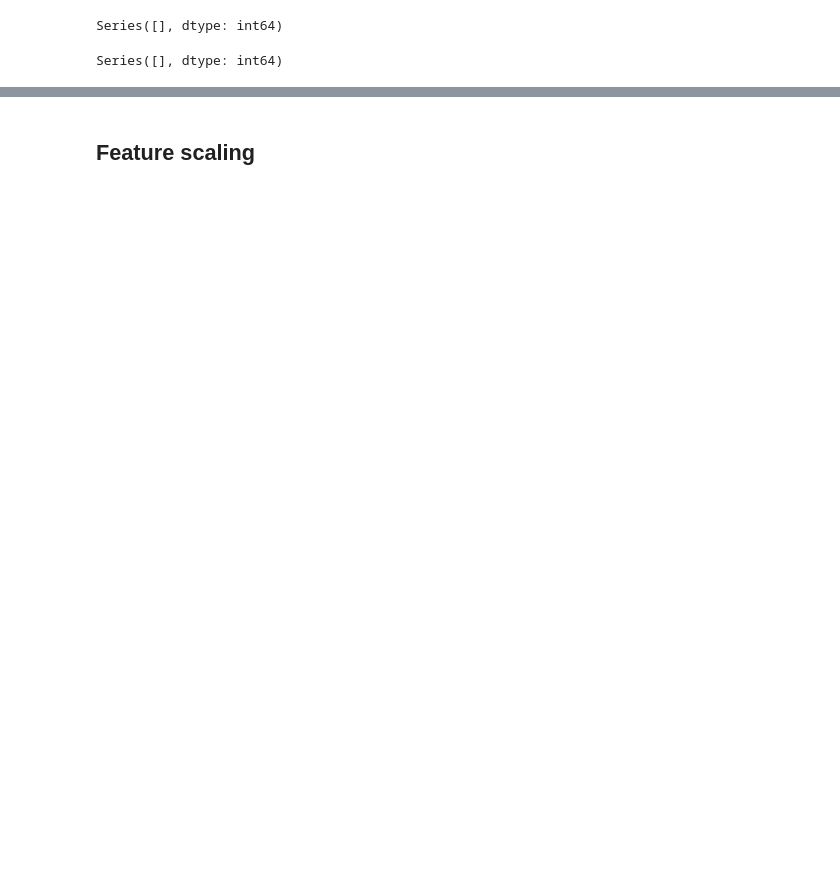
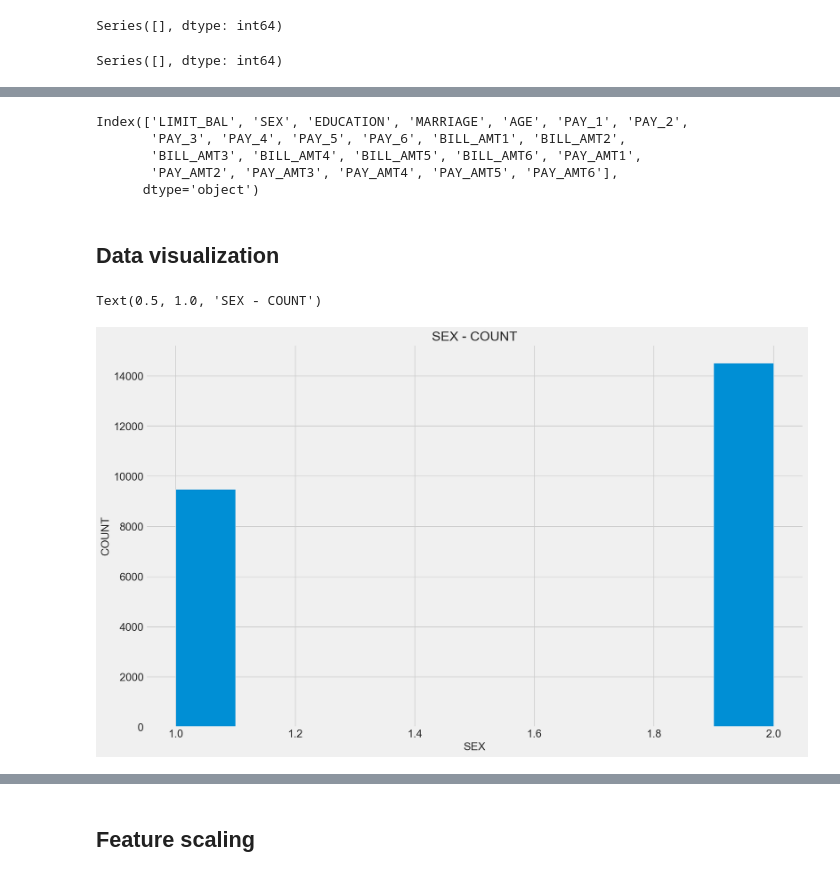
Before and after one commit to mirkolantieri/default_payments, a Jupyter notebook: Mirko_Lantieri_858278_payments.ipynb, the cells around one changed output, grey strips where cells are left out. Drawn from its saved outputs; the diff is of its cells as text; code cells hidden in the pictures; blank space fills up the shorter version.

```diff
--- a/Mirko_Lantieri_858278_payments.ipynb
+++ b/Mirko_Lantieri_858278_payments.ipynb
@@ -148,0 +144,5 @@ X_test.head()
+# %%
+X_train = X_train.rename(columns={"PAY_0":"PAY_1"})
+X_test = X_test.rename(columns={"PAY_0":"PAY_1"})
+
+X_train.head()
@@ -148,0 +158,19 @@ X_test.head()
+# %%
+X_train.columns
+# %% [output]
+Index(['LIMIT_BAL', 'SEX', 'EDUCATION', 'MARRIAGE', 'AGE', 'PAY_1', 'PAY_2',
+       'PAY_3', 'PAY_4', 'PAY_5', 'PAY_6', 'BILL_AMT1', 'BILL_AMT2',
+       'BILL_AMT3', 'BILL_AMT4', 'BILL_AMT5', 'BILL_AMT6', 'PAY_AMT1',
+       'PAY_AMT2', 'PAY_AMT3', 'PAY_AMT4', 'PAY_AMT5', 'PAY_AMT6'],
+      dtype='object')
+# %% [markdown]
+## Data visualization
+# %%
+plt.style.use('fivethirtyeight')
+X_train.SEX.hist()
+plt.xlabel('SEX')
+plt.ylabel('COUNT')
+plt.title('SEX - COUNT')
+# %% [output]
+Text(0.5, 1.0, 'SEX - COUNT')
+[figure, added]
```
Also changed, not shown: parts of 62 cells of this notebook.
